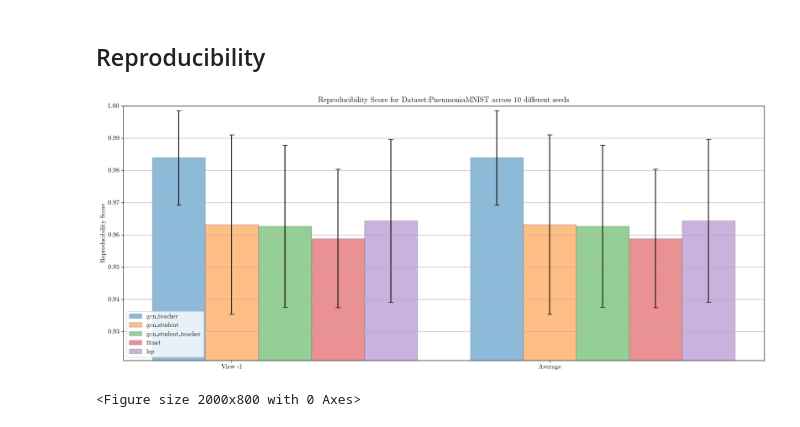
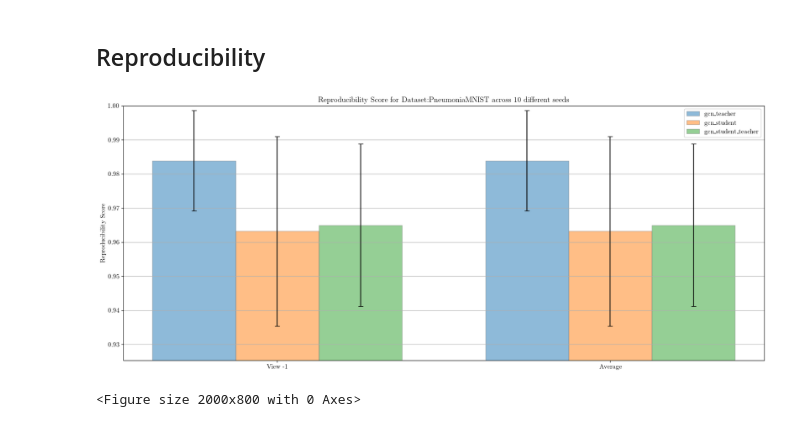
Before and after one commit to LorenzoStigliano/thesis-imperial, a Jupyter notebook: src/notebooks/study_MedMNIST_PneumoniaMNIST.ipynb, the cells around one changed output. Saved outputs shown, nothing was run; the diff lists cells and outputs as text; code cells hidden in the pictures.

Commit message:
our method + MNIST

```diff
--- a/src/notebooks/study_MedMNIST_PneumoniaMNIST.ipynb
+++ b/src/notebooks/study_MedMNIST_PneumoniaMNIST.ipynb
@@ -22,31 +19,29 @@ The autoreload extension is already loaded. To reload it, use:
 # %%
 import matplotlib.pyplot as plt
 
 plt.rcParams['text.latex.preamble']=[r"\usepackage{lmodern}"]
 params = {
     'text.usetex' : True,
     'font.size' : 11,
     'font.family' :'lmodern'
 }
 plt.rcParams.update(params)
 
 dataset="PneumoniaMNIST"
 views=[-1]
-models=["gcn", "gcn_student",  "gcn_student_teacher", "fitnet", "lsp"]
+models=["gcn", "gcn_student",  "gcn_student_teacher"]
 model_args = [
     gcn_PneumoniaMNIST_args,
     gcn_student_PneumoniaMNIST_args,
-    gcn_student_PneumoniaMNIST_args,
-    gcn_fitnet_student_PneumoniaMNIST_args,
-    gcn_lsp_student_PneumoniaMNIST_args
+    gcn_student_PneumoniaMNIST_args
 ]
 CV=["3Fold", "5Fold", "10Fold"]
 runs=[i for i in range(10)]
 save_fig=False
 
 plot_bar_chart_reproducibility_mulitple_runs(dataset, views, models, CV, runs, students=[-1,-1,-1,-1,-1,-1], model_args=model_args, save_fig=False)
 # %% [output]
-[figure, old version]
+[figure, new version]
 <Figure size 2000x800 with 0 Axes>
 # %%
 models=["gcn", "gcn_student",  "gcn_student_teacher", "fitnet", "lsp"]
```
Also changed, not shown: parts of 2 cells of this notebook, 14 other files.
